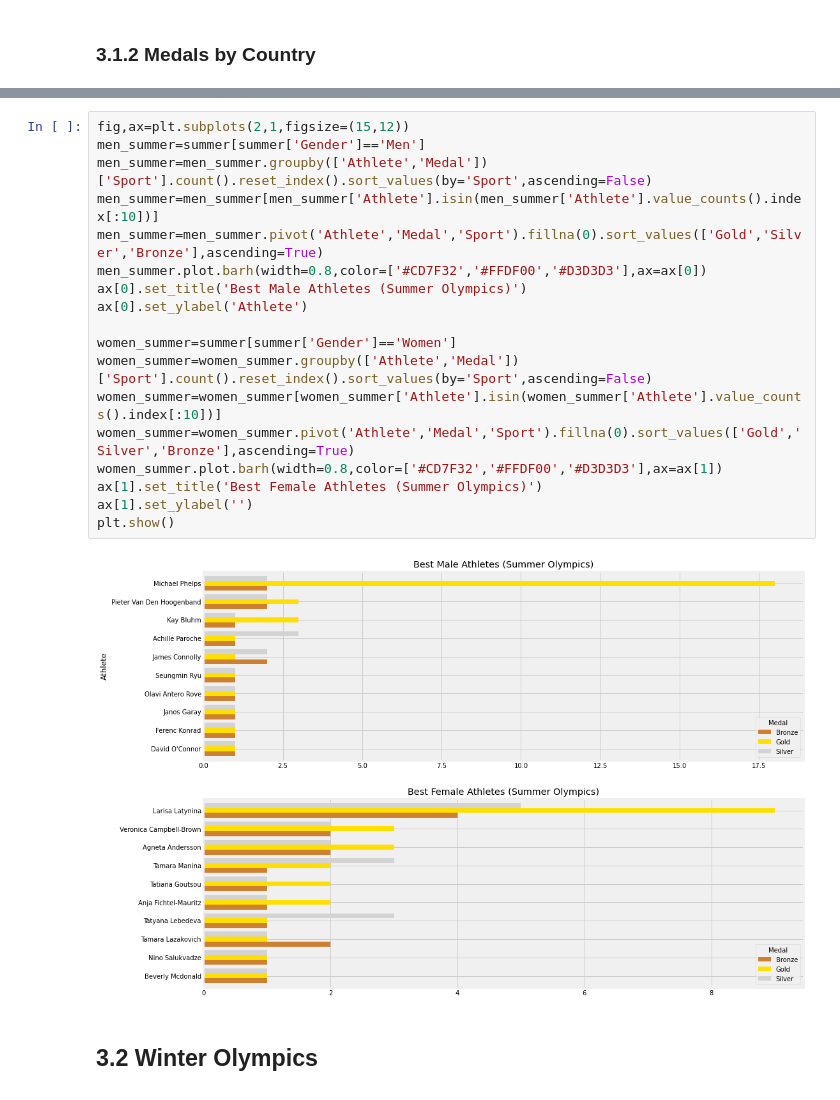
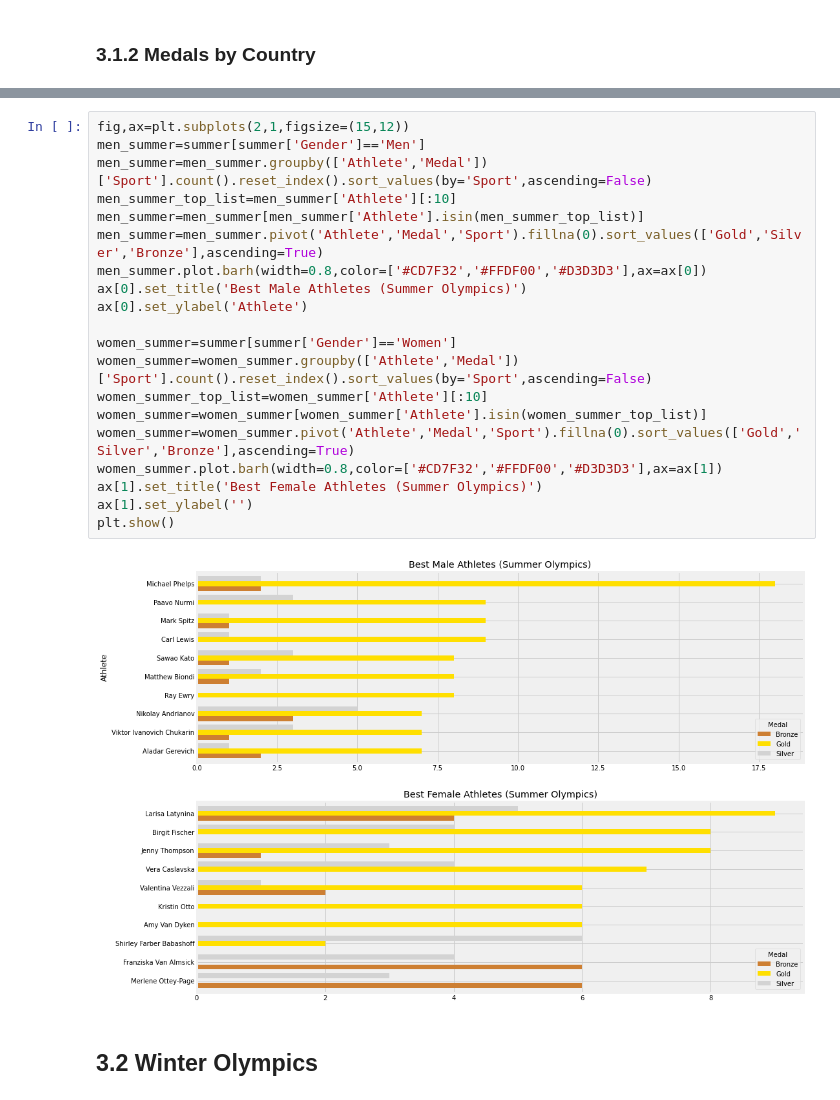
Before and after one commit to eozhisarcikli/olympic-game-analysis, a Jupyter notebook: Analysis & Visualization.ipynb, the cells around one changed output, grey strips where cells are left out. Saved outputs shown, nothing was run; the diff lists cells and outputs as text.

```diff
--- a/Analysis & Visualization.ipynb
+++ b/Analysis & Visualization.ipynb
@@ -173,23 +158,25 @@ plt.show()
 # %%
 fig,ax=plt.subplots(2,1,figsize=(15,12))
 men_summer=summer[summer['Gender']=='Men']
 men_summer=men_summer.groupby(['Athlete','Medal'])['Sport'].count().reset_index().sort_values(by='Sport',ascending=False)
-men_summer=men_summer[men_summer['Athlete'].isin(men_summer['Athlete'].value_counts().index[:10])]
+men_summer_top_list=men_summer['Athlete'][:10]
+men_summer=men_summer[men_summer['Athlete'].isin(men_summer_top_list)]
 men_summer=men_summer.pivot('Athlete','Medal','Sport').fillna(0).sort_values(['Gold','Silver','Bronze'],ascending=True)
 men_summer.plot.barh(width=0.8,color=['#CD7F32','#FFDF00','#D3D3D3'],ax=ax[0])
 ax[0].set_title('Best Male Athletes (Summer Olympics)')
 ax[0].set_ylabel('Athlete')
 
 women_summer=summer[summer['Gender']=='Women']
 women_summer=women_summer.groupby(['Athlete','Medal'])['Sport'].count().reset_index().sort_values(by='Sport',ascending=False)
-women_summer=women_summer[women_summer['Athlete'].isin(women_summer['Athlete'].value_counts().index[:10])]
+women_summer_top_list=women_summer['Athlete'][:10]
+women_summer=women_summer[women_summer['Athlete'].isin(women_summer_top_list)]
 women_summer=women_summer.pivot('Athlete','Medal','Sport').fillna(0).sort_values(['Gold','Silver','Bronze'],ascending=True)
 women_summer.plot.barh(width=0.8,color=['#CD7F32','#FFDF00','#D3D3D3'],ax=ax[1])
 ax[1].set_title('Best Female Athletes (Summer Olympics)')
 ax[1].set_ylabel('')
 plt.show()
 # %% [output]
-[figure, old version]
+[figure, new version]
 # %% [markdown]
 ## 3.2 Winter Olympics
 # %% [markdown]
```
Also changed, not shown: parts of 11 cells of this notebook.
